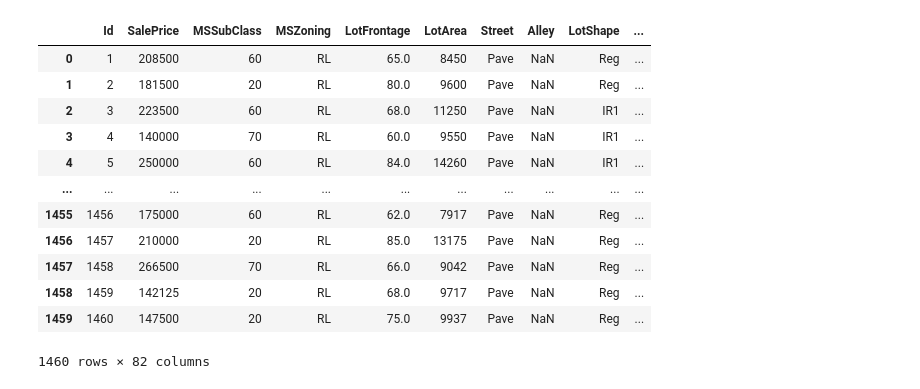
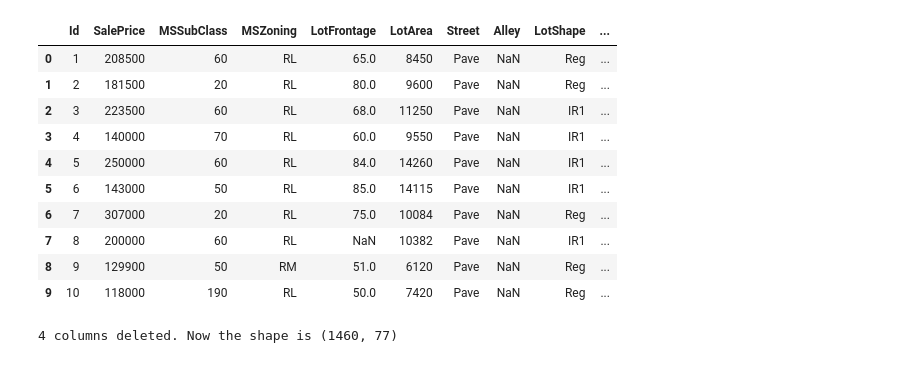
Before and after one commit to alirezahss88/Kaggle, a Jupyter notebook: Code/Main.ipynb, the cells around one changed output. Saved outputs shown, nothing was run; the diff lists cells and outputs as text; code cells hidden in the pictures.

Commit message:
missing values removed or modified with the mode of each column

```diff
--- a/Code/Main.ipynb
+++ b/Code/Main.ipynb
@@ -4,25 +4,23 @@ import pandas as pd
 import matplotlib.pyplot as plt
 
 pd.set_option('display.max_columns', None)
-pd.set_option('display.max_rows', 80)
+pd.set_option('display.max_rows', None)
 # %%
-train_data = pd.read_csv('D:/Books/Machine Learning/Real_World_project/Price_prediction/Dataset/train.csv')
-test_data = pd.read_csv('D:/Books/Machine Learning/Real_World_project/Price_prediction/Dataset/test.csv')
+train = pd.read_csv('D:/Books/Machine Learning/Real_World_project/Price_prediction/Dataset/train.csv')
+test = pd.read_csv('D:/Books/Machine Learning/Real_World_project/Price_prediction/Dataset/test.csv')
 # %%
-sales_price = raw_data.pop('SalePrice')
-raw_data.insert(1, 'SalePrice', sales_price)
-raw_data
+sales_price = train.pop('SalePrice')
+train.insert(1, 'SalePrice', sales_price)
+train.head(10)
 # %% [output]
 |  | Id | SalePrice | MSSubClass | MSZoning | LotFrontage | LotArea | Street | Alley | LotShape | ... |
 | 0 | 1 | 208500 | 60 | RL | 65.0 | 8450 | Pave | NaN | Reg | ... |
 | 1 | 2 | 181500 | 20 | RL | 80.0 | 9600 | Pave | NaN | Reg | ... |
 | 2 | 3 | 223500 | 60 | RL | 68.0 | 11250 | Pave | NaN | IR1 | ... |
 | 3 | 4 | 140000 | 70 | RL | 60.0 | 9550 | Pave | NaN | IR1 | ... |
 | 4 | 5 | 250000 | 60 | RL | 84.0 | 14260 | Pave | NaN | IR1 | ... |
-| ... | ... | ... | ... | ... | ... | ... | ... | ... | ... | ... |
-| 1455 | 1456 | 175000 | 60 | RL | 62.0 | 7917 | Pave | NaN | Reg | ... |
-| 1456 | 1457 | 210000 | 20 | RL | 85.0 | 13175 | Pave | NaN | Reg | ... |
-| 1457 | 1458 | 266500 | 70 | RL | 66.0 | 9042 | Pave | NaN | Reg | ... |
-| 1458 | 1459 | 142125 | 20 | RL | 68.0 | 9717 | Pave | NaN | Reg | ... |
-| 1459 | 1460 | 147500 | 20 | RL | 75.0 | 9937 | Pave | NaN | Reg | ... |
+| 5 | 6 | 143000 | 50 | RL | 85.0 | 14115 | Pave | NaN | IR1 | ... |
+| 6 | 7 | 307000 | 20 | RL | 75.0 | 10084 | Pave | NaN | Reg | ... |
+| 7 | 8 | 200000 | 60 | RL | NaN | 10382 | Pave | NaN | IR1 | ... |
+| 8 | 9 | 129900 | 50 | RM | 51.0 | 6120 | Pave | NaN | Reg | ... |
+| 9 | 10 | 118000 | 190 | RL | 50.0 | 7420 | Pave | NaN | Reg | ... |
-1460 rows × 82 columns
@@ -48,0 +27,5 @@ train_data['MiscFeature'].fillna(train_data['MiscFeature'].value_counts().idxmax
+# %%
+train.drop(train.columns[train.isna().sum()/train.shape[0]> 0.6], axis=1, inplace=True)
+print(f'{81 - train.shape[1]} columns deleted. Now the shape is {train.shape}')
+# %% [output]
+4 columns deleted. Now the shape is (1460, 77)
```
Also changed, not shown: parts of 2 cells of this notebook.
